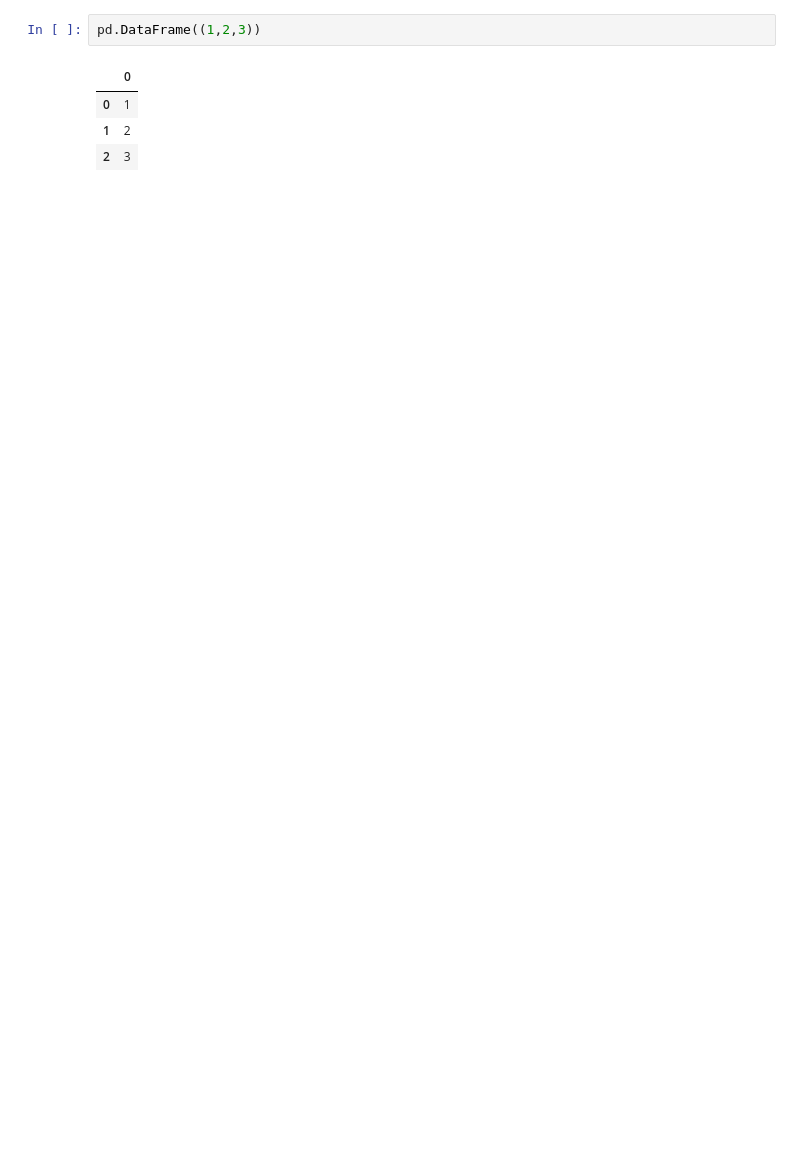
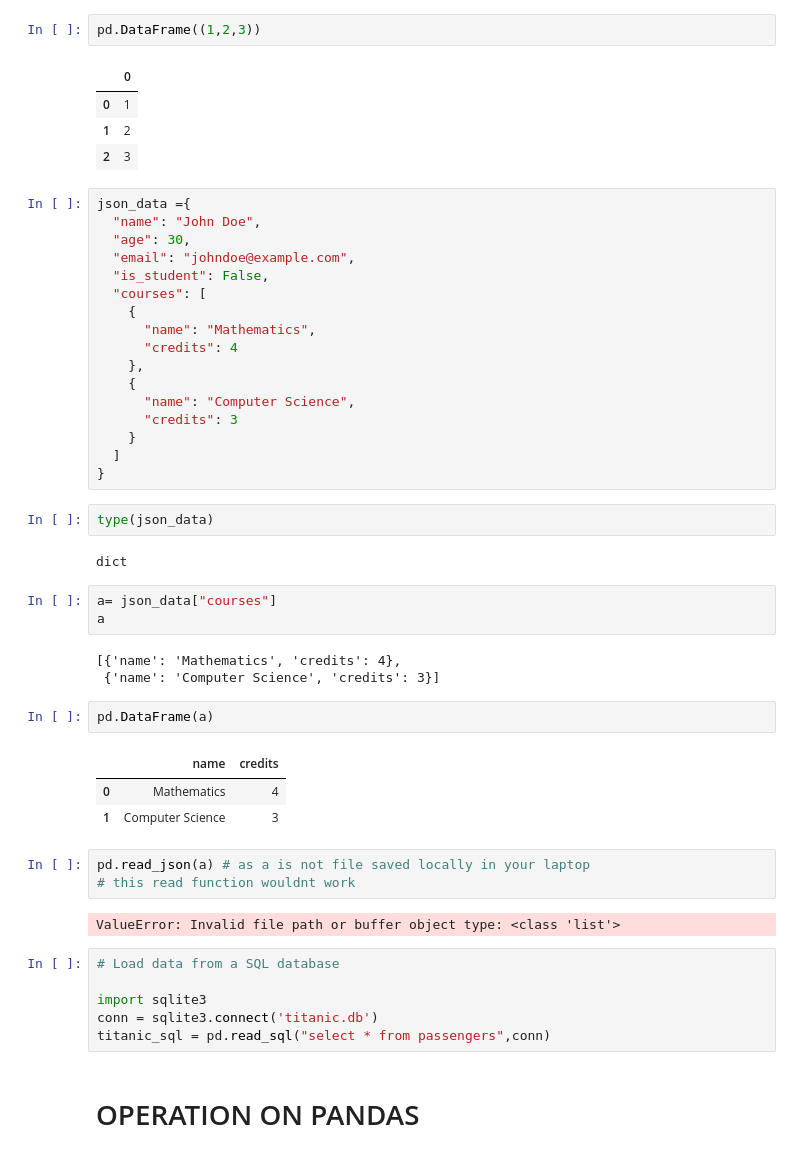
Before and after one commit to NikitaaArora/Ineuron, a Jupyter notebook: Python/Libraries/PANDAS/pandas_class_1.ipynb, the cells around one changed output. Drawn from its saved outputs; the diff is of its cells as text; blank space fills up the shorter version.

```diff
--- a/Python/Libraries/PANDAS/pandas_class_1.ipynb
+++ b/Python/Libraries/PANDAS/pandas_class_1.ipynb
@@ -223,3 +246,49 @@ pd.DataFrame((1,2,3))
 | 0 | 1 |
 | 1 | 2 |
 | 2 | 3 |
+# %%
+json_data ={
+  "name": "John Doe",
+  "age": 30,
+  "email": "johndoe@example.com",
+  "is_student": False,
+  "courses": [
+    {
+      "name": "Mathematics",
+      "credits": 4
+    },
+    {
+      "name": "Computer Science",
+      "credits": 3
+    }
+  ]
+}
+# %%
+type(json_data)
+# %% [output]
+dict
+# %%
+a= json_data["courses"]
+a
+# %% [output]
+[{'name': 'Mathematics', 'credits': 4},
+ {'name': 'Computer Science', 'credits': 3}]
+# %%
+pd.DataFrame(a)
+# %% [output]
+|  | name | credits |
+| 0 | Mathematics | 4 |
+| 1 | Computer Science | 3 |
+# %%
+pd.read_json(a) # as a is not file saved locally in your laptop
+# this read function wouldnt work
+# %% [output]
+ValueError: Invalid file path or buffer object type: <class 'list'>
+# %%
+# Load data from a SQL database
+
+import sqlite3
+conn = sqlite3.connect('titanic.db')
+titanic_sql = pd.read_sql("select * from passengers",conn)
+# %% [markdown]
+# OPERATION ON PANDAS
```
Also changed, not shown: parts of 26 cells of this notebook, 2 other files.
